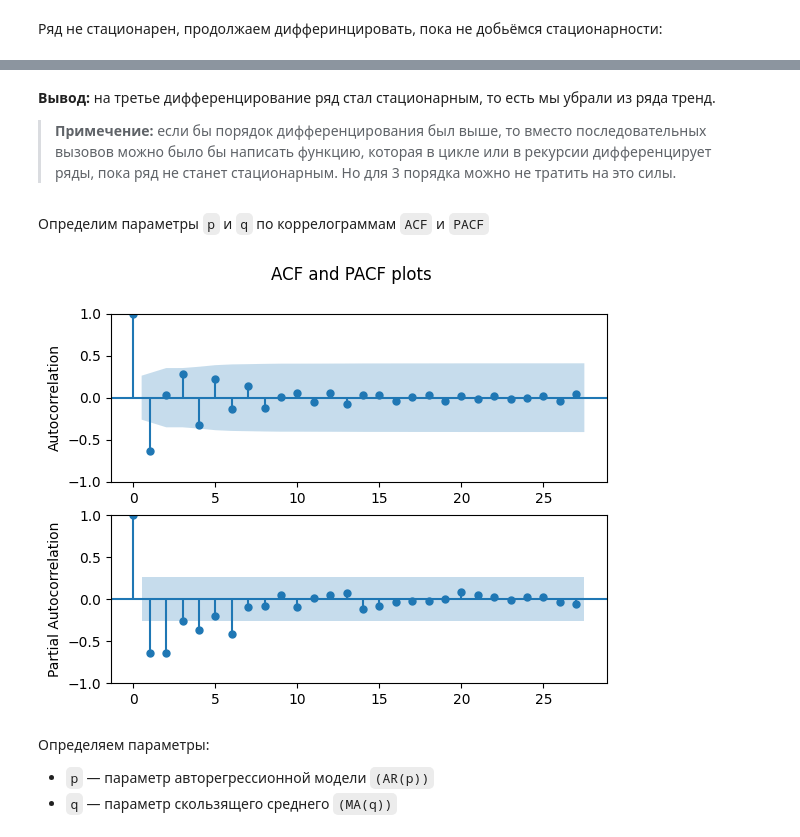
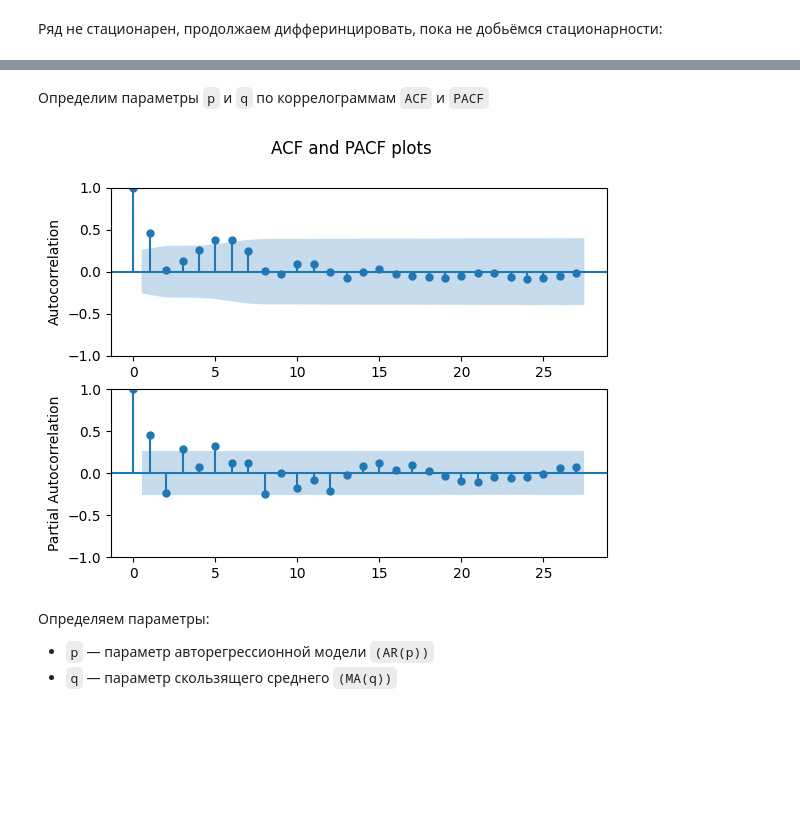
Before and after one commit to botovalex/SFDC, a Jupyter notebook: ML_in_business/ML-13_project_ABotov.ipynb, the cells around one changed output, grey strips where cells are left out. Saved outputs shown, nothing was run; the diff lists cells and outputs as text; code cells hidden in the pictures; blank space fills up the shorter version.

```diff
--- a/ML_in_business/ML-13_project_ABotov.ipynb
+++ b/ML_in_business/ML-13_project_ABotov.ipynb
@@ -148,7 +148,7 @@ Critical values:  {'1%': -3.568485864, '5%': -2.92135992, '10%': -2.5986616}
 # %% [markdown]
 Ряд не стационарен, продолжаем дифферинцировать, пока не добьёмся стационарности:
 # %%
-train_df_diff_2 = train_df_diff_1.diff().dropna()
-train_df_diff_2.plot()
-stat_test(train_df_diff_2)
+train_df_diff = train_df.diff(2).dropna()
+train_df_diff.plot()
+stat_test(train_df_diff)
 # %% [output]
@@ -170,6 +160,2 @@ Critical values:  {'1%': -3.5745892596209488, '5%': -2.9239543084490744, '10%':
-# %% [markdown]
-**Вывод:** на третье дифференцирование ряд стал стационарным, то есть мы убрали из ряда тренд.
-
-> **Примечение:** если бы порядок дифференцирования был выше, то вместо последовательных вызовов можно было бы написать функцию, которая в цикле или в рекурсии дифференцирует ряды, пока ряд не станет стационарным. Но для 3 порядка можно не тратить на это силы.
 # %%
 # запоминаем порядок дифференциала
@@ -179,17 +165,17 @@ d = 3
 # %%
 fig, (ax1, ax2) = plt.subplots(2, 1)
 lags = 27
-fig = sm.graphics.tsa.plot_acf(train_df_diff_3, lags=lags, ax=ax1)
+fig = sm.graphics.tsa.plot_acf(train_df_diff, lags=lags, ax=ax1)
 ax1.set_ylabel('Autocorrelation')
 ax1.set_title('')
 # выбираем метод 'ywm', так как дефолтный метод 'yw' выводит коррелограмму за интервал [-1,1]
-fig = sm.graphics.tsa.plot_pacf(train_df_diff_3, method='ywm', lags=lags, ax=ax2)
+fig = sm.graphics.tsa.plot_pacf(train_df_diff, method='ywm', lags=lags, ax=ax2)
 ax2.set_ylabel('Partial Autocorrelation')
 ax2.set_title('')
 fig.suptitle('ACF and PACF plots')
 plt.show()
 # %% [output]
-[figure, old version]
+[figure, new version]
 # %% [markdown]
 Определяем параметры:
 * `p` — параметр авторегрессионной модели `(AR(p))`
```
Also changed, not shown: parts of 54 cells of this notebook, 1 other file.
